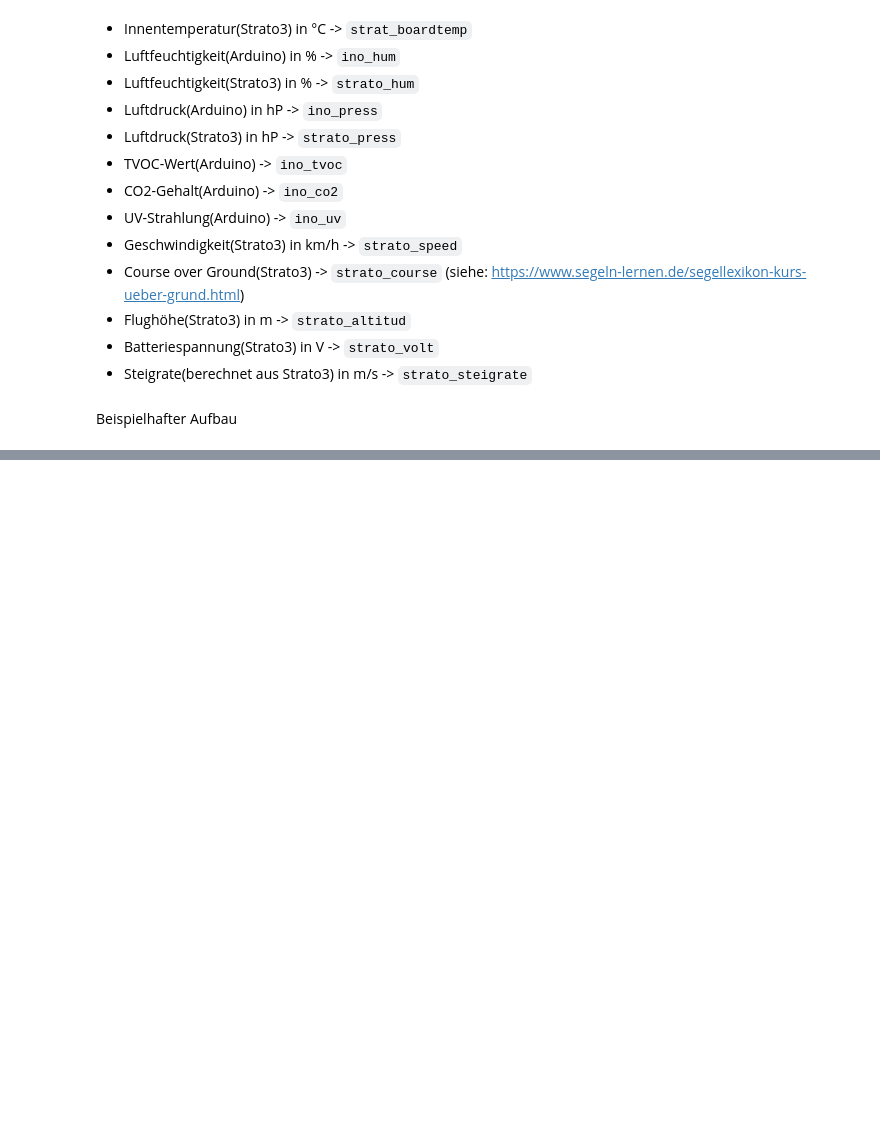
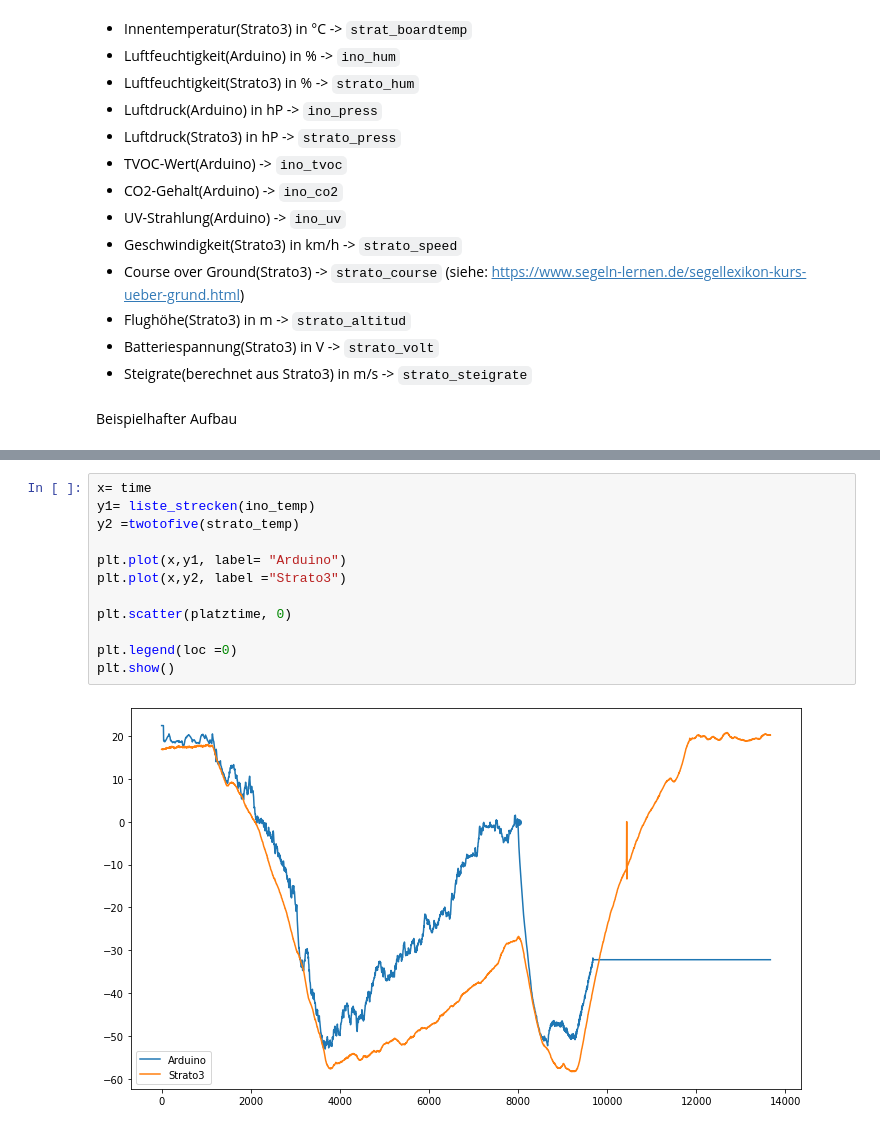
Before and after one commit to henrigeuer/stratosphaerenflug, a Jupyter notebook: strato_auswerung.ipynb, the cells around one changed output, grey strips where cells are left out. Saved outputs shown, nothing was run; the diff lists cells and outputs as text; blank space fills up the shorter version.

```diff
--- a/strato_auswerung.ipynb
+++ b/strato_auswerung.ipynb
@@ -292,0 +294,14 @@ plt.show()
+# %%
+x= time
+y1= liste_strecken(ino_temp)
+y2 =twotofive(strato_temp)
+
+plt.plot(x,y1, label= "Arduino")
+plt.plot(x,y2, label ="Strato3")
+
+plt.scatter(platztime, 0)
+
+plt.legend(loc =0)
+plt.show()
+# %% [output]
+[figure, added]
```
Also changed, not shown: parts of 2 cells of this notebook.
